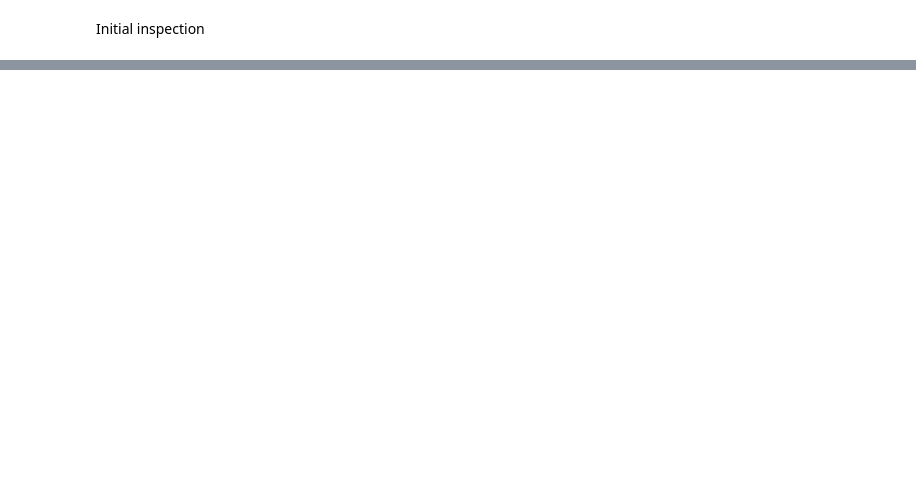
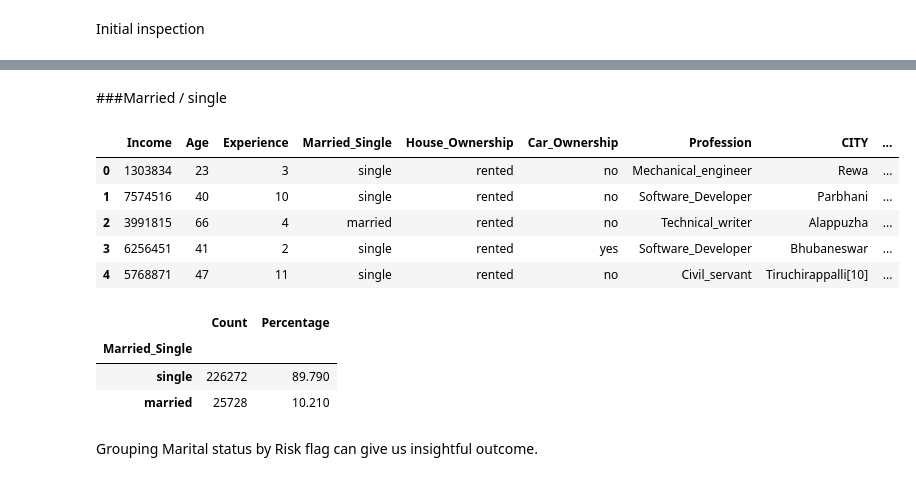
Before and after one commit to sina-salmanpour/Loan_Defaults_prediction, a Jupyter notebook: Loan_Defaults.ipynb, the cells around one changed output, grey strips where cells are left out. Drawn from its saved outputs; the diff is of its cells as text; code cells hidden in the pictures; blank space fills up the shorter version.

```diff
--- a/Loan_Defaults.ipynb
+++ b/Loan_Defaults.ipynb
@@ -107,0 +146,2 @@ No duplicate rows found in the dataset.
+# %%
+df.drop("Id", axis=1, inplace=True)
@@ -107,0 +181,26 @@ No duplicate rows found in the dataset.
+# %% [markdown]
+###Married / single
+# %%
+# Renaming column to avoid trouble
+df.rename(columns={"Married/Single":"Married_Single"}, inplace=True)
+df.head(5)
+
+# Marital status ( Count and Percentage)
+marital_stat_c = df["Married_Single"].value_counts()
+marital_stat_p = (marital_stat_c /len(df)) * 100
+marital_stat = pd.concat([marital_stat_c, marital_stat_p], axis=1)
+marital_stat.columns = ["Count", "Percentage"]
+marital_stat
+# %% [output]
+|  | Income | Age | Experience | Married_Single | House_Ownership | Car_Ownership | Profession | CITY | ... |
+| 0 | 1303834 | 23 | 3 | single | rented | no | Mechanical_engineer | Rewa | ... |
+| 1 | 7574516 | 40 | 10 | single | rented | no | Software_Developer | Parbhani | ... |
+| 2 | 3991815 | 66 | 4 | married | rented | no | Technical_writer | Alappuzha | ... |
+| 3 | 6256451 | 41 | 2 | single | rented | yes | Software_Developer | Bhubaneswar | ... |
+| 4 | 5768871 | 47 | 11 | single | rented | no | Civil_servant | Tiruchirappalli[10] | ... |
+|  | Count | Percentage |
+| Married_Single |  |  |
+| single | 226272 | 89.790 |
+| married | 25728 | 10.210 |
+# %% [markdown]
+Grouping Marital status by Risk flag can give us insightful outcome.
```
Also changed, not shown: parts of 20 cells of this notebook.
